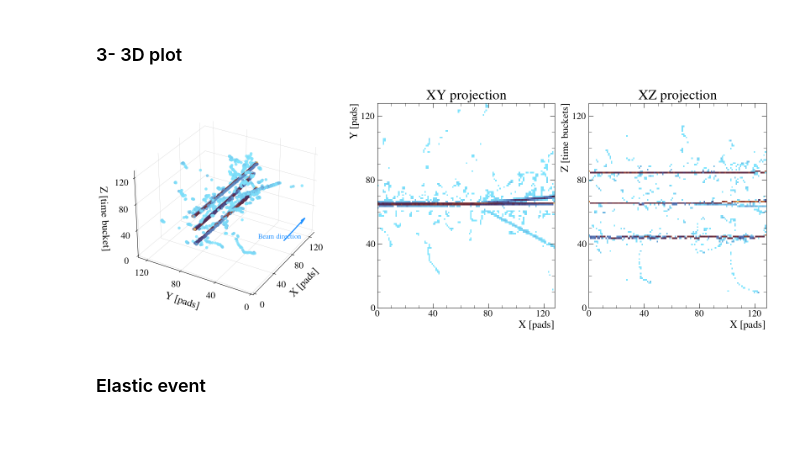
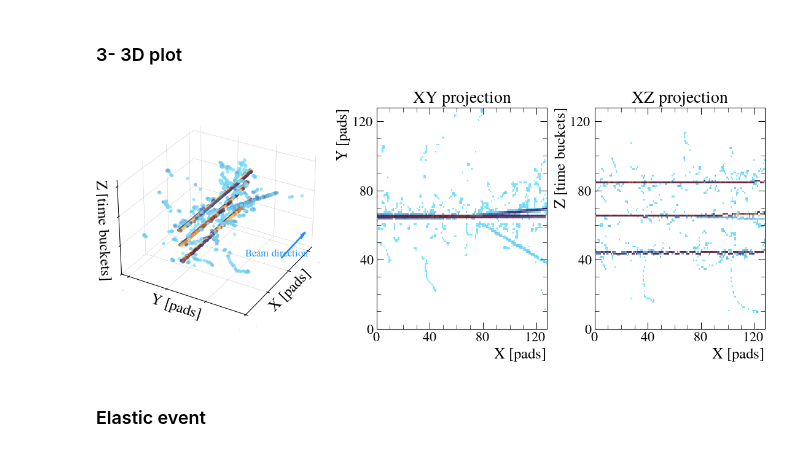
Before and after one commit to loopset/e796-analysis, a Jupyter notebook: Publications/Code/mpl/events.ipynb, the cells around one changed output. Drawn from its saved outputs; the diff is of its cells as text; code cells hidden in the pictures.

```diff
--- a/Publications/Code/mpl/events.ipynb
+++ b/Publications/Code/mpl/events.ipynb
@@ -52,45 +52,54 @@ d3 = u.DataInterface("../Events/run_155_entry_1296.root")
 plt.rcParams['grid.linestyle'] = '-'
 plt.rcParams["grid.linewidth"] = 0.25
 
-fig = u.init_figure("3d", figsize=(16, 6))
+fig = u.init_figure("3d", figsize=(12, 4))
 # Grid spec
-gs = fig.add_gridspec(1, 3, width_ratios=[0.4, 0.3, 0.3])
+gs = fig.add_gridspec(1, 3, width_ratios=[0.4, 0.3, 0.3], top=0.95, bottom=0.05, left=0.05, right=0.95)
 ax = fig.add_subplot(gs[0], projection="3d")
 plt.sca(ax)
 scat = d3.draw_3d()
 # Colobar
 # cbar = fig.colorbar(scat, ax=ax, orientation="horizontal", pad=0.075, shrink=0.6)
 # cbar.set_label("Charge [a.u]")
 # cbar.ax.set_position([0.2, 1.05, 0.6, 0.3])
 #Grid
 ax.minorticks_off()
 ax.zaxis.set_minor_locator(plt.NullLocator())
 ax.xaxis.set_pane_color((1.0, 1.0, 1.0, 0.0))
 ax.yaxis.set_pane_color((1.0, 1.0, 1.0, 0.0))
 ax.zaxis.set_pane_color((1.0, 1.0, 1.0, 0.0))
 ax.view_init(elev=30, azim=-150)
+# # Adjust the position of the 3D subplot to reduce whitespace
+# pos = ax.get_position()  # Get the current position of the 3D subplot
+# ax.set_position([pos.x0 + 0.05, pos.y0 + 0.05, pos.width - 0.2, pos.height - 0.2])  # Adjust position)
 # Annotation
 ax.quiver(75, 5, 20, 50, 1, 1, color='dodgerblue', linewidth=2, arrow_length_ratio=0.2)  # Draw the arrow
 ax.text(75, 10, 24, 'Beam direction', color='dodgerblue', fontsize=12, ha='center', va="center")  # Add text under the arrow
+ax.tick_params(axis="both", labelsize=0, length=0)
+padding = -10
+ax.set_xlabel("X [pads]", fontsize=18, labelpad=padding)
+ax.set_ylabel("Y [pads]", fontsize=18, labelpad=padding)
+ax.set_zlabel("Z [time buckets]", fontsize=18, labelpad=padding)
 
 # 2d projections
 ax2 = fig.add_subplot(gs[1])
 d3.draw()
-plt.title("XY projection", fontsize=24)
+plt.title("XY projection", fontsize=20)
 ax3 = fig.add_subplot(gs[2])
 d3.draw(False, "xz")
-plt.title("XZ projection", fontsize=24)
+plt.title("XZ projection", fontsize=20)
 
-plt.tight_layout()
+fig.tight_layout()
+fig.subplots_adjust(wspace=0.25)
+fig.savefig("./Outputs/whole_3d.pdf", pad_inches=0.2)
 plt.show()
-# fig.savefig("./Outputs/whole_3d.pdf")
 # # Save each subplot separately
 # labels = ["pure_3d", "good_event"]
 # for a, label in zip([ax, ax2], labels):
 #     extent = a.get_tightbbox(fig.canvas.renderer).transformed(fig.dpi_scale_trans.inverted())
 #     fig.savefig(f"./Outputs/{label}.pdf", bbox_inches=extent.expanded(1.05, 1.05))
 # %% [output]
-[figure, old version]
+[figure, new version]
 # %% [markdown]
 ### Elastic event
 # %%
```
Also changed, not shown: parts of 1 cell of this notebook, 18 other files.
